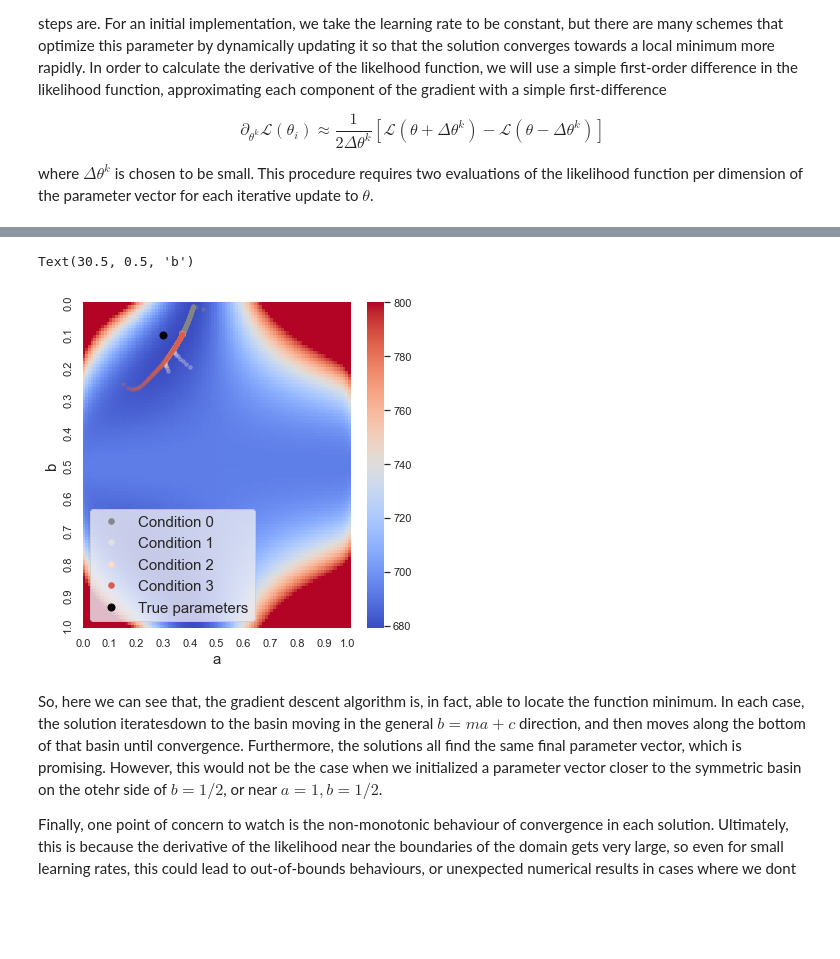
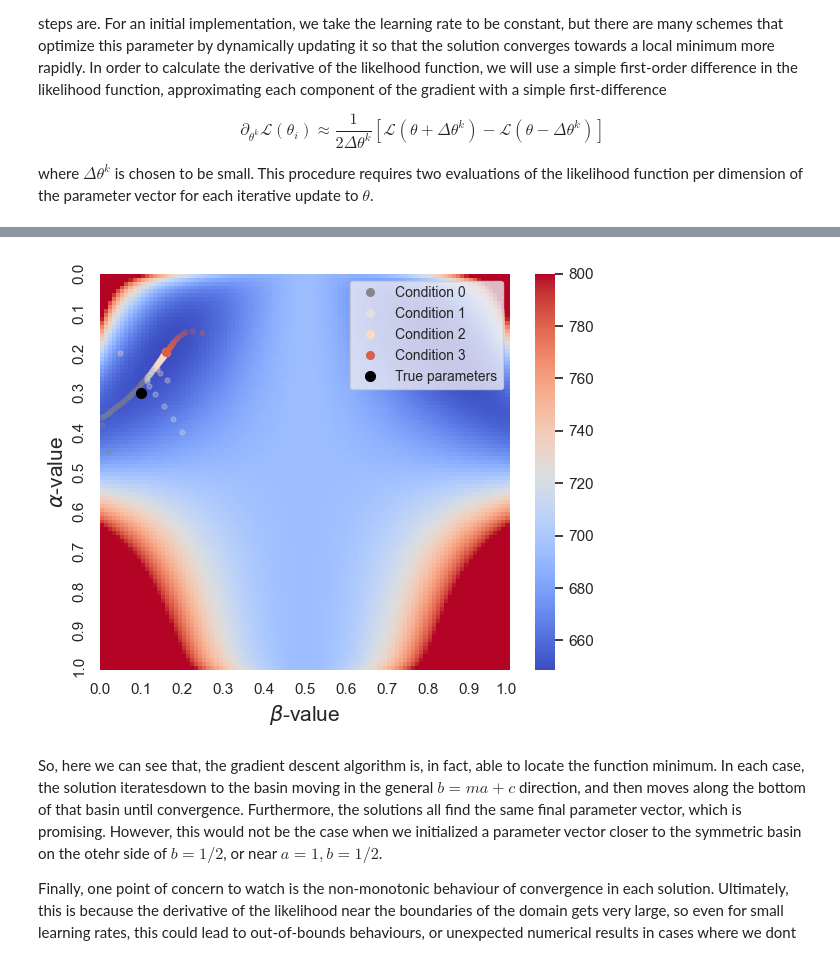
Before and after one commit to StevenJLarge/hmm, a Jupyter notebook: notebooks/tutorials/06-slarge-local-likelihood-optimization.ipynb, the cells around one changed output, grey strips where cells are left out. Cells and saved outputs as stored; diff of their text form; code cells hidden in the pictures; blank space fills up the shorter version.

Commit message:
Updated notebooks to work with refactored codebase

```diff
--- a/notebooks/tutorials/06-slarge-local-likelihood-optimization.ipynb
+++ b/notebooks/tutorials/06-slarge-local-likelihood-optimization.ipynb
@@ -40,6 +40,9 @@ from hidden import dynamics
 from hidden import infer
 from pathlib import Path
 
+# For plotting
+proj_dir = Path().resolve().parents[1]
+plot_dir = proj_dir / "reports" / "figures"
 # here we assume the dynamics are symmetric
 a = 0.3
 b = 0.1
@@ -101,10 +104,10 @@ def _get_likelihood_deriv(
         A_plus, B_plus = _build_hmm_parameters(plus_theta)
         A_minus, B_minus = _build_hmm_parameters(minus_theta)
 
-        est.forward_algo(obs_ts, A_plus, B_plus, prediction_tracker=True)
-        bayes_plus = np.copy(est.predictions)
-        est.forward_algo(obs_ts, A_minus, B_minus, prediction_tracker=True)
-        bayes_minus = np.copy(est.predictions)
+        est.forward_algo(obs_ts, A_plus, B_plus)
+        bayes_plus = np.copy(est.prediction_tracker)
+        est.forward_algo(obs_ts, A_minus, B_minus)
+        bayes_minus = np.copy(est.prediction_tracker)
 
         likelihood_plus = calc_likelihood(B_plus, bayes_plus, obs_ts)
         likelihood_minus = calc_likelihood(B_minus, bayes_minus, obs_ts)
@@ -127,8 +130,8 @@ def grad_descent(
 
     # Calculate likelihood of initial guess
     A, B = _build_hmm_parameters(init_theta)
-    est.forward_algo(obs_ts, A, B, prediction_tracker=True)
-    lkly = calc_likelihood(B, est.predictions, obs_ts)
+    est.forward_algo(obs_ts, A, B)
+    lkly = calc_likelihood(B, est.prediction_tracker, obs_ts)
 
     # Initialize tracking arrays
     likelihood_tracker = [lkly]
@@ -144,8 +147,8 @@ def grad_descent(
         curr_theta -= learning_rate * grad
 
         A, B = _build_hmm_parameters(curr_theta)
-        est.forward_algo(obs_ts, A, B, prediction_tracker=True)
-        lkly_new = calc_likelihood(B, est.predictions, obs_ts)
+        est.forward_algo(obs_ts, A, B)
+        lkly_new = calc_likelihood(B, est.prediction_tracker, obs_ts)
 
         likelihood_tracker.append(lkly_new)
         param_tracker.append(np.copy(curr_theta))
@@ -206,5 +212,5 @@ plt.tight_layout()
 # %%
-# We can also, like in the previous notebook, detemine the likelihood function over the eitnre parameter space.
+# We can also, like in the previous notebook, detemine the likelihood function over the entire parameter space.
 def generate_likelihood_surface(
     obs_ts: Iterable[int], sample_dim: Optional[int] = 10
 ):
@@ -220,9 +226,9 @@ def generate_likelihood_surface(
         for j, b in enumerate(b_vals):
             B_sample = np.array([[1 - b, b], [b, 1 - b]])
 
-            est.forward_algo(obs_ts, A_sample, B_sample, prediction_tracker=True)
+            est.forward_algo(obs_ts, A_sample, B_sample)
             try:
-                l = calc_likelihood(B_sample, est.predictions, obs_ts)
+                l = calc_likelihood(B_sample, est.prediction_tracker, obs_ts)
             except RuntimeWarning:
                 l = None
             likelihood[i, j] = l
@@ -248,36 +254,38 @@ df_lkly.head()
 5 rows × 100 columns
 # %%
-fig, ax = plt.subplots(1, 1, figsize=(6, 6))
+fig, ax = plt.subplots(1, 1, figsize=(6, 5))
 
 #Pal = sns.color_palette("Spectral", len(theta_tracker))
 Pal = sns.color_palette('RdGy', 4)
 
 alpha_map = np.linspace(0.2, 0.8, len(l_res[0]))
 
-sns.heatmap(likelihood_mat.T, cmap='coolwarm', ax=ax, vmax=800)
+sns.heatmap(likelihood_mat, cmap='coolwarm', ax=ax, vmax=800)
 
 for i, (l, t) in enumerate(zip(l_res, theta_res)):
     color =  Pal[i]
     for j, theta in enumerate(t):
-        ax.plot([theta[0] * 100], [theta[1] * 100], 'o', markersize=3.5, color=Pal[3-i], alpha=0.3)
-    ax.plot([theta[0] * 100], [theta[1] * 100], 'o', markersize=5.5, color=Pal[3-i], label=f"Condition {i}")
+        ax.plot([theta[1] * 100], [theta[0] * 100], 'o', markersize=3.5, color=Pal[3-i], alpha=0.3)
+    ax.plot([theta[1] * 100], [theta[0] * 100], 'o', markersize=5.5, color=Pal[3-i], label=f"Condition {i}")
 
-ax.plot(a * 100, b * 100, 'o', color='k', markersize=7, label="True parameters")
-ax.legend(fontsize=15)
+ax.plot(b * 100, a * 100, 'o', color='k', markersize=7, label="True parameters")
+ax.legend(fontsize=10)
 
 idx_arr = [0, 10, 20, 30, 40, 50, 60, 70, 80, 90, 99]
 
 ax.set_xticks(idx_arr)
 ax.set_yticks(idx_arr)
 
 ax.set_xticklabels(np.round(aVals_arr[idx_arr], 1))
 ax.set_yticklabels(np.round(aVals_arr[idx_arr], 1))
 
-ax.set_xlabel(r"a", fontsize=15)
-ax.set_ylabel(r"b", fontsize=15)
+ax.set_xlabel(r"$\beta$-value", fontsize=15)
+ax.set_ylabel(r"$\alpha$-value", fontsize=15)
+plt.tight_layout()
+plt.savefig(plot_dir / "local_likelihood_surface_opt.pdf")
+plt.show()
 # %% [output]
-Text(30.5, 0.5, 'b')
-[figure, old version]
+[figure, new version]
 # %% [markdown]
 So, here we can see that, the gradient descent algorithm is, in fact, able to locate the function minimum. In each case, the solution iteratesdown to the basin moving in the general $b = ma + c$ direction, and then moves along the bottom of that basin until convergence. Furthermore, the solutions all find the same final parameter vector, which is promising. However, this would not be the case when we initialized a parameter vector closer to the symmetric basin on the otehr side of $b=1/2$, or near $a=1, b=1/2$.
 
```
Also changed, not shown: parts of 14 cells of this notebook, 5 other files.
